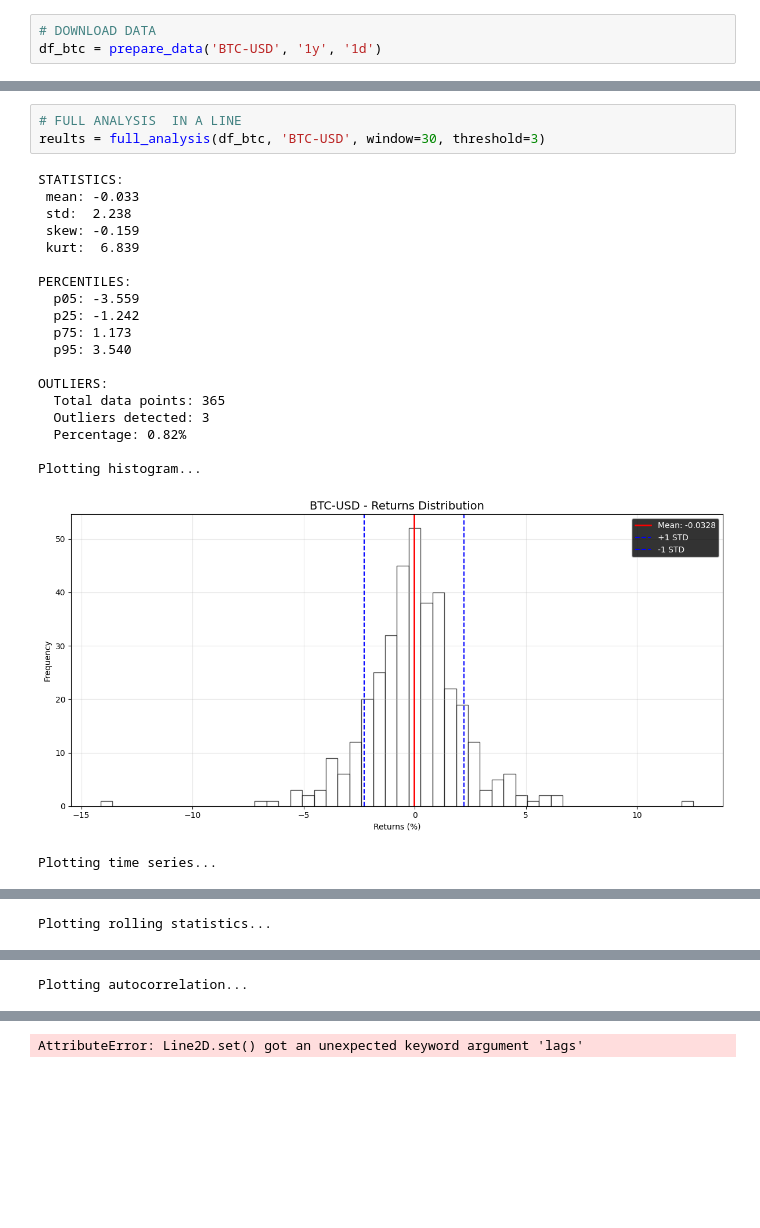
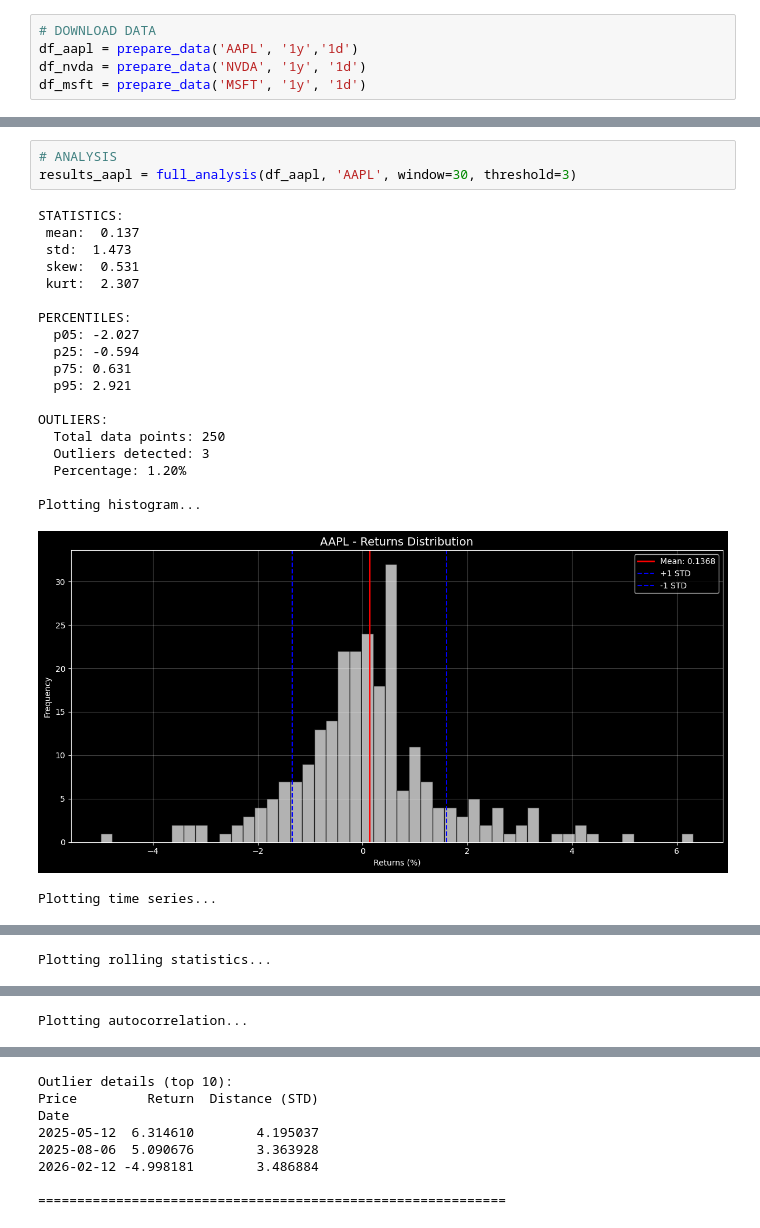
Before and after one commit to ohigginsrodriguez-cloud/quantitative-trading, a Jupyter notebook: notebooks/09_stock_analysis.ipynb, the cells around one changed output, grey strips where cells are left out. Drawn from its saved outputs; the diff is of its cells as text; blank space fills up the shorter version.

```diff
--- a/notebooks/09_stock_analysis.ipynb
+++ b/notebooks/09_stock_analysis.ipynb
@@ -6,6 +7,8 @@ from src.quanttrading.data import prepare_data
 from src.quanttrading.analysis import full_analysis
 # %%
 # DOWNLOAD DATA
-df_btc = prepare_data('BTC-USD', '1y', '1d')
+df_aapl = prepare_data('AAPL', '1y','1d')
+df_nvda = prepare_data('NVDA', '1y', '1d')
+df_msft = prepare_data('MSFT', '1y', '1d')
 # %% [output]
 [*********************100%***********************]  1 of 1 completed
@@ -12,24 +17,24 @@ df_btc = prepare_data('BTC-USD', '1y', '1d')
 # %%
-# FULL ANALYSIS  IN A LINE
-reults = full_analysis(df_btc, 'BTC-USD', window=30, threshold=3)
+# ANALYSIS
+results_aapl = full_analysis(df_aapl, 'AAPL', window=30, threshold=3)
 # %% [output]
 STATISTICS:
- mean: -0.033
- std:  2.238
- skew: -0.159
- kurt:  6.839
+ mean:  0.137
+ std:  1.473
+ skew:  0.531
+ kurt:  2.307
 
 PERCENTILES:
-  p05: -3.559
-  p25: -1.242
-  p75: 1.173
-  p95: 3.540
+  p05: -2.027
+  p25: -0.594
+  p75: 0.631
+  p95: 2.921
 
 OUTLIERS:
-  Total data points: 365
+  Total data points: 250
   Outliers detected: 3
-  Percentage: 0.82%
+  Percentage: 1.20%
 
 Plotting histogram...
-[figure, old version]
+[figure, new version]
 Plotting time series...
@@ -40 +46,8 @@ Plotting autocorrelation...
-AttributeError: Line2D.set() got an unexpected keyword argument 'lags'
+Outlier details (top 10):
+Price         Return  Distance (STD)
+Date
+2025-05-12  6.314610        4.195037
+2025-08-06  5.090676        3.363928
+2026-02-12 -4.998181        3.486884
+
+============================================================
```
Also changed, not shown: parts of 6 cells of this notebook, 1 other file.
